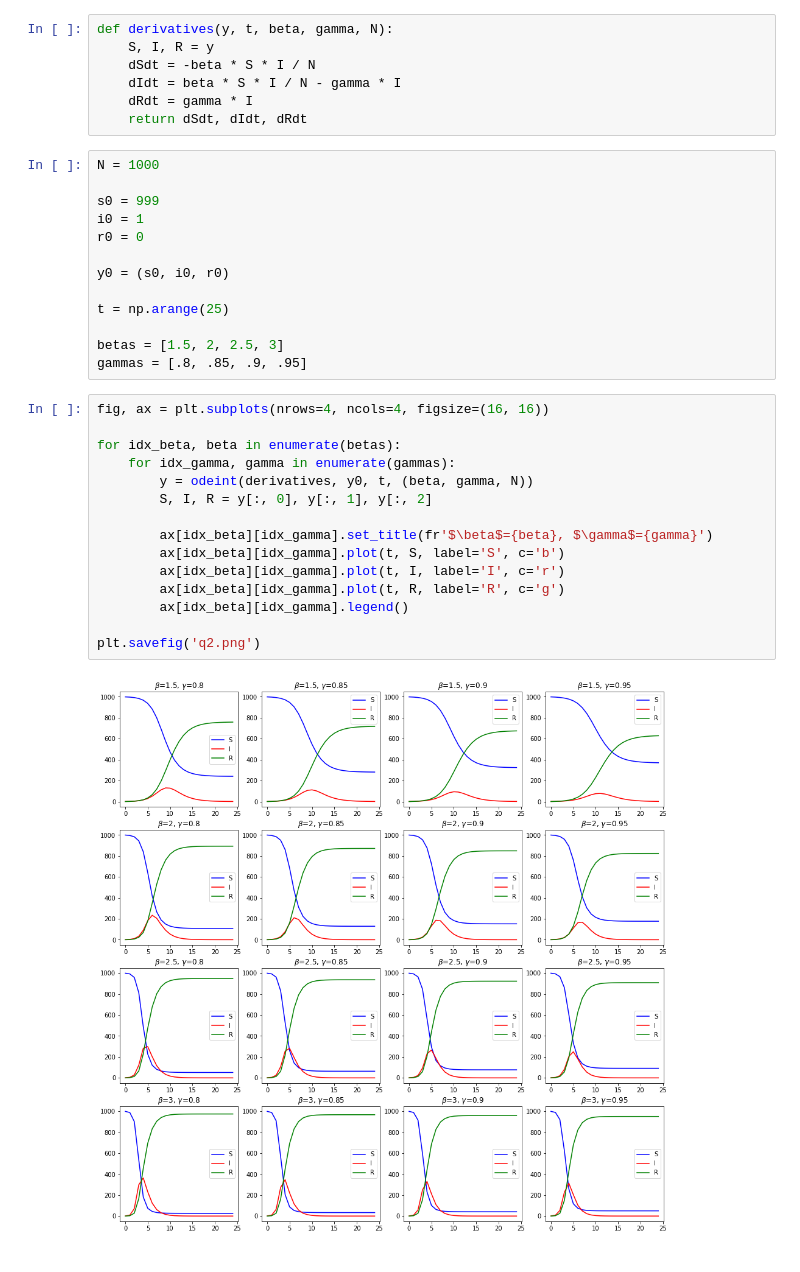
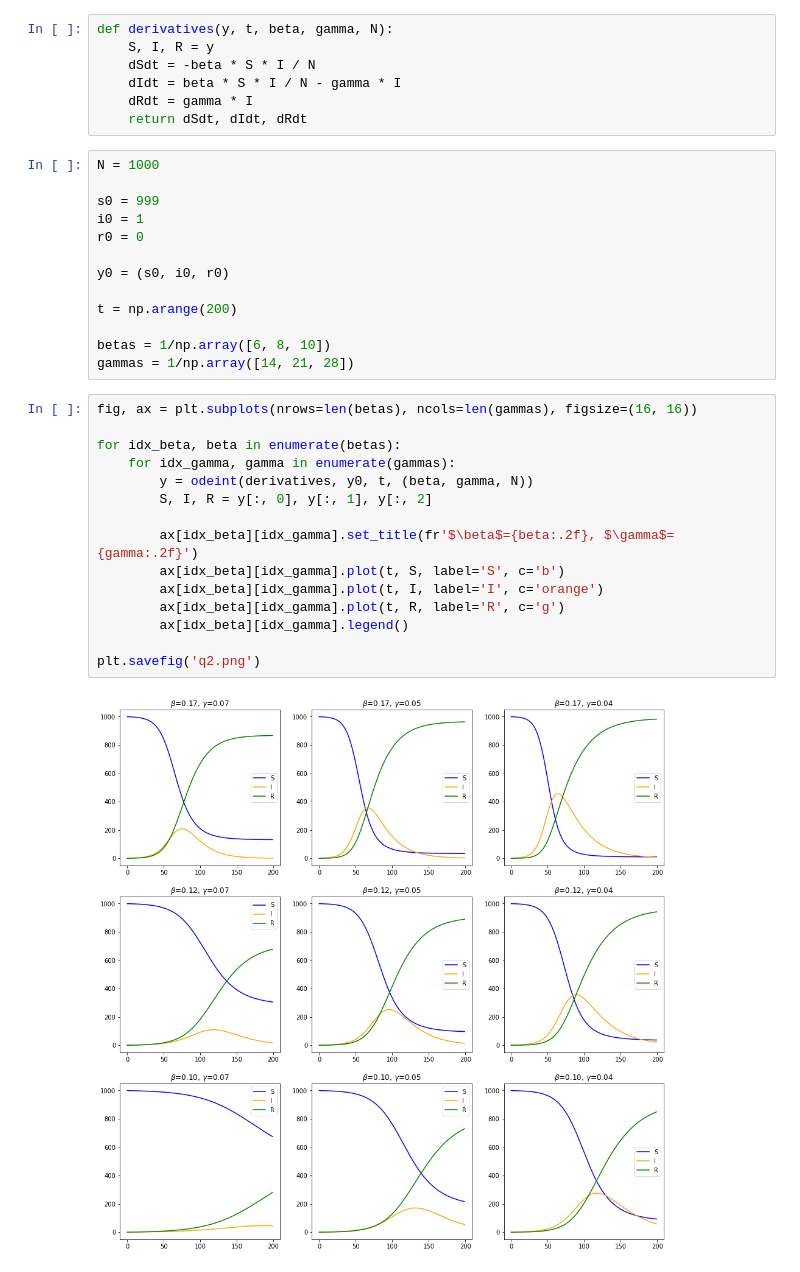
Before and after one commit to al-jshen/cta200, a Jupyter notebook: assignment2/Untitled.ipynb, the cells around one changed output. Saved outputs shown, nothing was run; the diff lists cells and outputs as text.

```diff
--- a/assignment2/Untitled.ipynb
+++ b/assignment2/Untitled.ipynb
@@ -52,24 +48,24 @@ r0 = 0
 
 y0 = (s0, i0, r0)
 
-t = np.arange(25)
+t = np.arange(200)
 
-betas = [1.5, 2, 2.5, 3]
-gammas = [.8, .85, .9, .95]
+betas = 1/np.array([6, 8, 10])
+gammas = 1/np.array([14, 21, 28])
 # %%
-fig, ax = plt.subplots(nrows=4, ncols=4, figsize=(16, 16))
+fig, ax = plt.subplots(nrows=len(betas), ncols=len(gammas), figsize=(16, 16))
 
 for idx_beta, beta in enumerate(betas):
     for idx_gamma, gamma in enumerate(gammas):
         y = odeint(derivatives, y0, t, (beta, gamma, N))
         S, I, R = y[:, 0], y[:, 1], y[:, 2]
 
-        ax[idx_beta][idx_gamma].set_title(fr'$\beta$={beta}, $\gamma$={gamma}')
+        ax[idx_beta][idx_gamma].set_title(fr'$\beta$={beta:.2f}, $\gamma$={gamma:.2f}')
         ax[idx_beta][idx_gamma].plot(t, S, label='S', c='b')
-        ax[idx_beta][idx_gamma].plot(t, I, label='I', c='r')
+        ax[idx_beta][idx_gamma].plot(t, I, label='I', c='orange')
         ax[idx_beta][idx_gamma].plot(t, R, label='R', c='g')
         ax[idx_beta][idx_gamma].legend()
 
 plt.savefig('q2.png')
 # %% [output]
-[figure, old version]
+[figure, new version]
```
Also changed, not shown: parts of 6 cells of this notebook, 9 other files.
